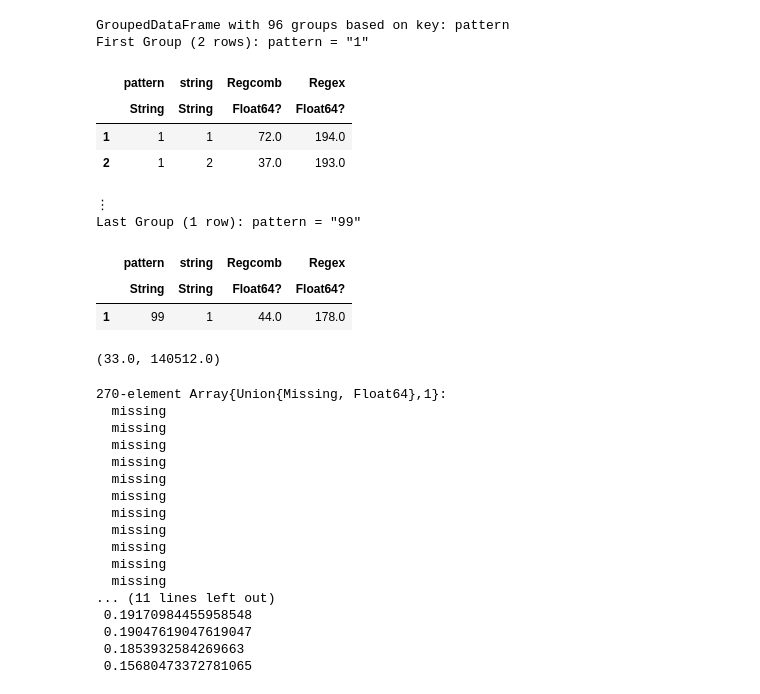
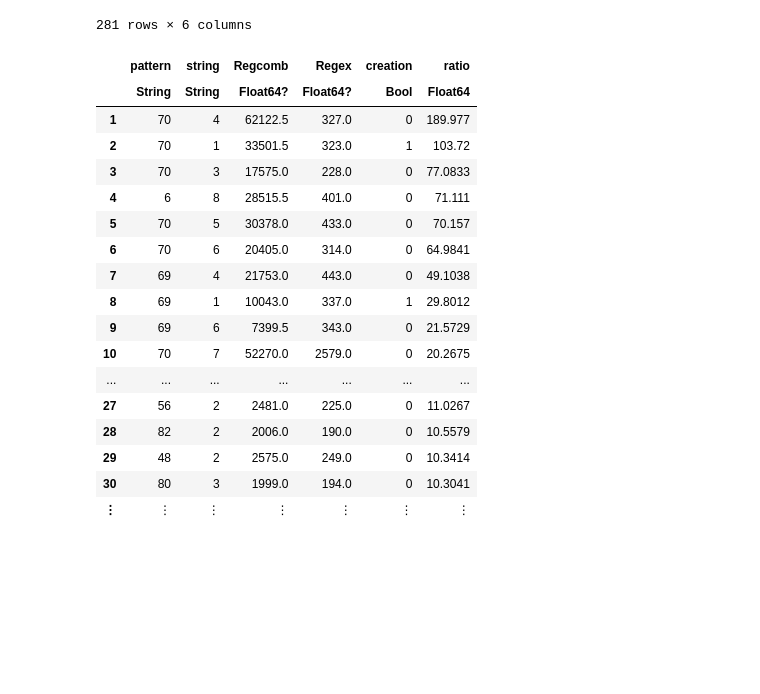
Before and after one commit to gkappler/CombinedParsers.jl, a Jupyter notebook: benchmark/benchmarks.ipynb, the cells around one changed output. Saved outputs shown, nothing was run; the diff lists cells and outputs as text; code cells hidden in the pictures; blank space fills up the shorter version.

Commit message:
updated test doc and benchmark results

```diff
--- a/benchmark/benchmarks.ipynb
+++ b/benchmark/benchmarks.ipynb
@@ -1,52 +1,47 @@
 # %%
 using BenchmarkTools
-paramsfile = "benchmark-2020-05-29_18h49.json"
+paramsfile = [ "benchmark-2020-05-29_18h49.json",
+    "benchmark-2020-06-01_15h36.json",
+    "benchmark-2020-06-03_14h36.json",
+    "benchmark-2020-06-03_22h53.json",
+    "benchmark-2020-06-07_12h06.json"][end]
 results = BenchmarkTools.load(paramsfile)[1]
 
 using StructArrays
 using DataFrames
 
 data = StructArray([ (pattern=t[1][1], string = t[1][4], code=t[1][2], trial = t[2].time)
               for t in leaves(median(results))
               if t[1][3]=="match" ]) |> DataFrame
 data = unstack(data, [ :pattern, :string], :code, :trial)
+
+data[!,:creation] .= data.string.=="1"
+data[!,:ratio] .= data.Regcomb./data.Regex
+
 groupby(data,:pattern)
+adata = filter(row -> row.ratio!==missing && row.ratio>0.0 && row.ratio!=NaN && !(row.pattern in ["69","70"]),
+                    sort(data, :Regcomb, rev=true))
+
+adata[!,:type] = [ c ? "constructor" : "match" for c in adata.creation ]
+adata[!,:lratio] = log10.(adata.ratio)
+sort(data, :ratio, rev=true)
 # %% [output]
-GroupedDataFrame with 96 groups based on key: pattern
-First Group (2 rows): pattern = "1"
+281 rows × 6 columns
-|  | pattern | string | Regcomb | Regex |
-|  | String | String | Float64? | Float64? |
-| 1 | 1 | 1 | 72.0 | 194.0 |
-| 2 | 1 | 2 | 37.0 | 193.0 |
+|  | pattern | string | Regcomb | Regex | creation | ratio |
+|  | String | String | Float64? | Float64? | Bool | Float64 |
+| 1 | 70 | 4 | 62122.5 | 327.0 | 0 | 189.977 |
+| 2 | 70 | 1 | 33501.5 | 323.0 | 1 | 103.72 |
+| 3 | 70 | 3 | 17575.0 | 228.0 | 0 | 77.0833 |
+| 4 | 6 | 8 | 28515.5 | 401.0 | 0 | 71.111 |
+| 5 | 70 | 5 | 30378.0 | 433.0 | 0 | 70.157 |
+| 6 | 70 | 6 | 20405.0 | 314.0 | 0 | 64.9841 |
+| 7 | 69 | 4 | 21753.0 | 443.0 | 0 | 49.1038 |
+| 8 | 69 | 1 | 10043.0 | 337.0 | 1 | 29.8012 |
+| 9 | 69 | 6 | 7399.5 | 343.0 | 0 | 21.5729 |
+| 10 | 70 | 7 | 52270.0 | 2579.0 | 0 | 20.2675 |
+| ... | ... | ... | ... | ... | ... | ... |
+| 27 | 56 | 2 | 2481.0 | 225.0 | 0 | 11.0267 |
+| 28 | 82 | 2 | 2006.0 | 190.0 | 0 | 10.5579 |
+| 29 | 48 | 2 | 2575.0 | 249.0 | 0 | 10.3414 |
+| 30 | 80 | 3 | 1999.0 | 194.0 | 0 | 10.3041 |
+| ⋮ | ⋮ | ⋮ | ⋮ | ⋮ | ⋮ | ⋮ |
-⋮
-Last Group (1 row): pattern = "99"
-|  | pattern | string | Regcomb | Regex |
-|  | String | String | Float64? | Float64? |
-| 1 | 99 | 1 | 44.0 | 178.0 |
-# %%
-#groupby(data,:pattern)[9]
-extrema(filter(x->x!==missing,data.Regcomb))
-# %% [output]
-(33.0, 140512.0)
-# %%
-
-data[!,:creation] .= data.string.=="1"
-data[!,:ratio] .= data.Regcomb./data.Regex
-# %% [output]
-270-element Array{Union{Missing, Float64},1}:
-  missing
-  missing
-  missing
-  missing
-  missing
-  missing
-  missing
-  missing
-  missing
-  missing
-  missing
-... (11 lines left out)
- 0.19170984455958548
- 0.19047619047619047
- 0.1853932584269663
- 0.15680473372781065
```
Also changed, not shown: parts of 8 cells of this notebook, 4 other files.
